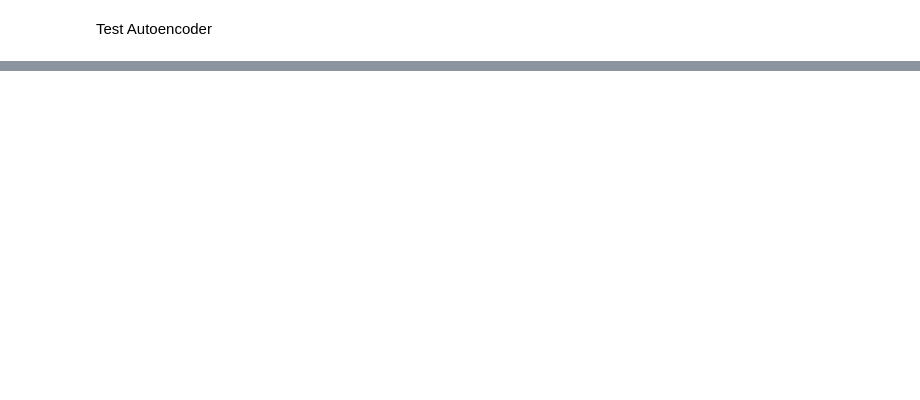
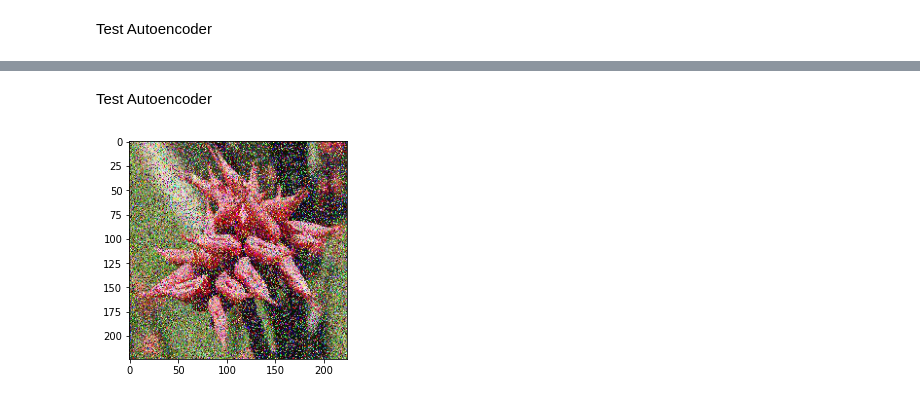
Before and after one commit to fescobar96/Image-Noise-Removal, a Jupyter notebook: Image_Noise_Removal.ipynb, the cells around one changed output, grey strips where cells are left out. Saved outputs shown, nothing was run; the diff lists cells and outputs as text; code cells hidden in the pictures; blank space fills up the shorter version.

```diff
--- a/Image_Noise_Removal.ipynb
+++ b/Image_Noise_Removal.ipynb
@@ -147,0 +180,11 @@ plt.show()
+# %%
+bad_frames = '/content/drive/My Drive/natural-images/natural_images/noisy_flower/0.25'
+# %%
+noisy_frames = []
+for file in tqdm(sorted(os.listdir(bad_frames))):
+  if any(extension in file for extension in ['.jpg', 'jpeg', '.png']):
+    image = tf.keras.preprocessing.image.load_img(bad_frames + '/' + file, target_size=(224,224))
+    image = tf.keras.preprocessing.image.img_to_array(image).astype('float32') / 255
+    noisy_frames.append(image)
+
+noisy_frames = np.array(noisy_frames)
@@ -147,0 +203,7 @@ plt.show()
+# %%
+#80% of images to training set
+noisy_train = noisy_frames[0:round(len(noisy_frames)*0.8)]
+noisy_test = noisy_frames[round(len(noisy_frames)*0.8):]
+
+clean_train = clean_frames[0:round(len(clean_frames)*0.8)]
+clean_test = clean_frames[round(len(clean_frames)*0.8):]
@@ -147,0 +303,2 @@ plt.show()
+# %% [markdown]
+Test Autoencoder
@@ -147,0 +307,7 @@ plt.show()
+# %%
+image = np.random.randint(0, len(noisy_test))
+# %%
+plt.imshow(noisy_test[image])
+plt.show()
+# %% [output]
+[figure, added]
```
Also changed, not shown: parts of 87 cells of this notebook.
